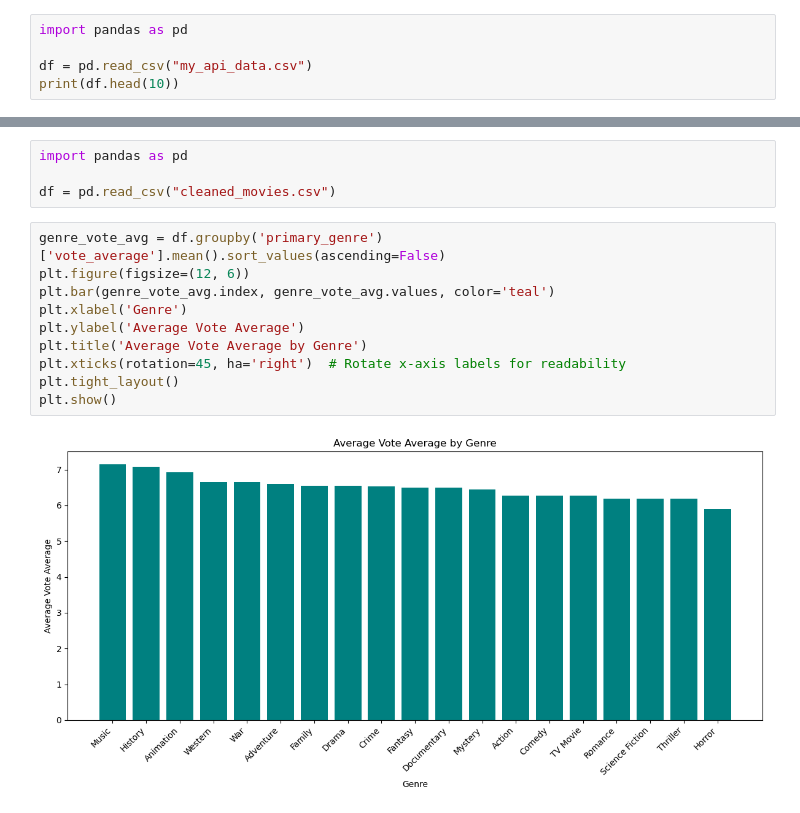
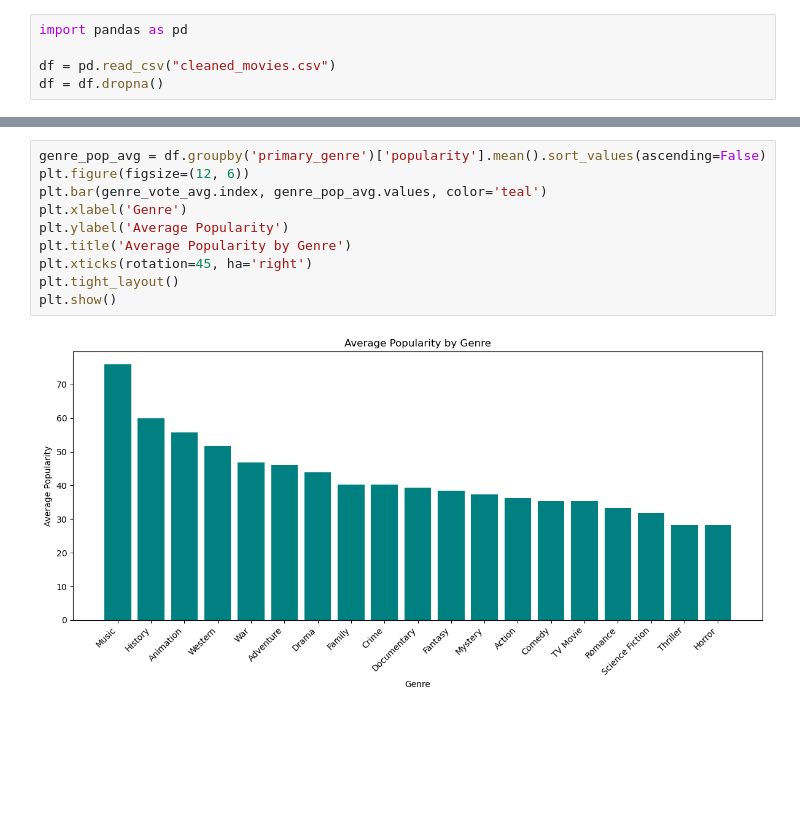
Before and after one commit to laurenscarzella/my-api, a Jupyter notebook: steps.ipynb, the cells around one changed output, grey strips where cells are left out. Saved outputs shown, nothing was run; the diff lists cells and outputs as text; blank space fills up the shorter version.

```diff
--- a/steps.ipynb
+++ b/steps.ipynb
@@ -1,5 +1,5 @@
 # %%
 import pandas as pd
 
-df = pd.read_csv("my_api_data.csv")
-print(df.head(10))
+df = pd.read_csv("cleaned_movies.csv")
+df = df.dropna()
@@ -123,16 +83,12 @@ plt.show()
-# %%
-import pandas as pd
-
-df = pd.read_csv("cleaned_movies.csv")
 # %%
-genre_vote_avg = df.groupby('primary_genre')['vote_average'].mean().sort_values(ascending=False)
+genre_pop_avg = df.groupby('primary_genre')['popularity'].mean().sort_values(ascending=False)
 plt.figure(figsize=(12, 6))
-plt.bar(genre_vote_avg.index, genre_vote_avg.values, color='teal')
+plt.bar(genre_vote_avg.index, genre_pop_avg.values, color='teal')
 plt.xlabel('Genre')
-plt.ylabel('Average Vote Average')
-plt.title('Average Vote Average by Genre')
-plt.xticks(rotation=45, ha='right')  # Rotate x-axis labels for readability
+plt.ylabel('Average Popularity')
+plt.title('Average Popularity by Genre')
+plt.xticks(rotation=45, ha='right')
 plt.tight_layout()
 plt.show()
 # %% [output]
-[figure, old version]
+[figure, new version]
```
Also changed, not shown: parts of 13 cells of this notebook.
